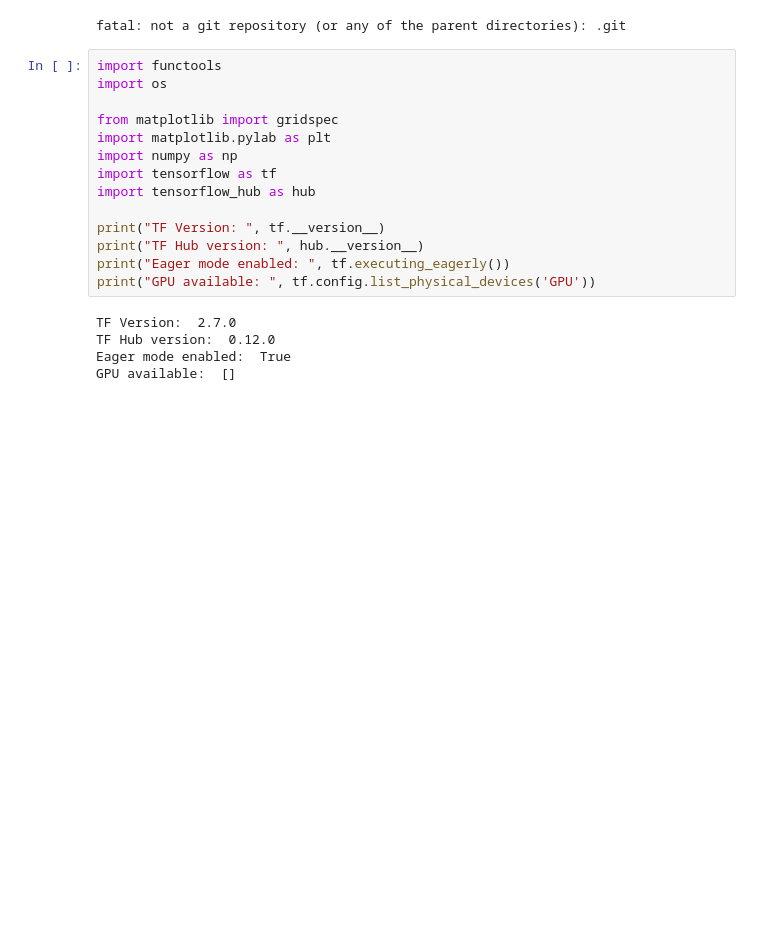
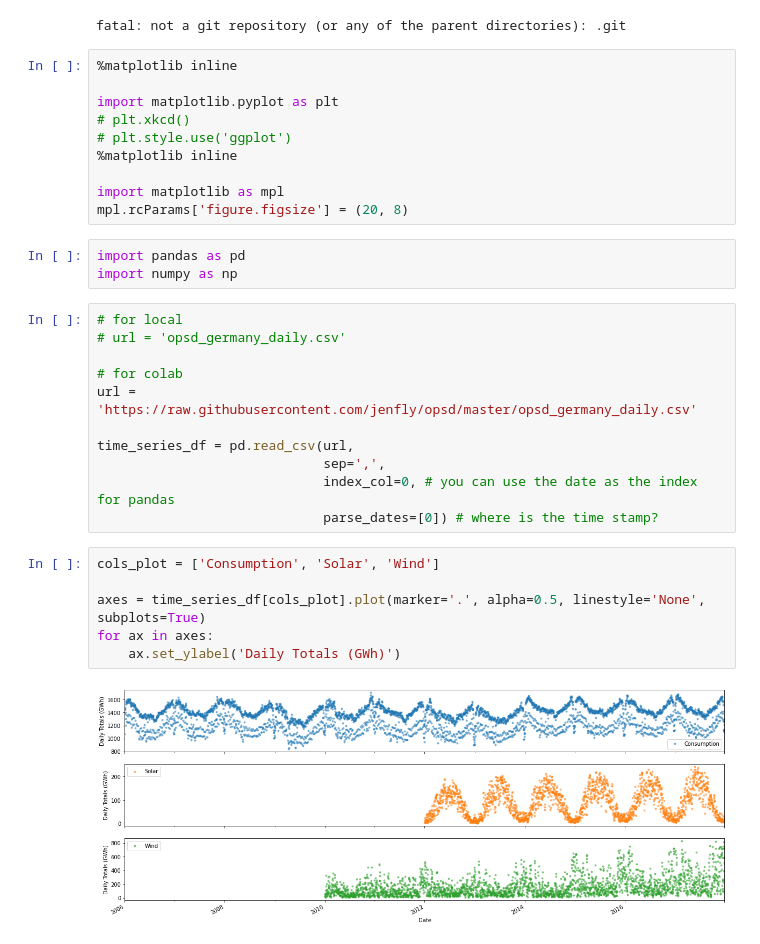
Before and after one commit to gokulsan/GiaNet, a Jupyter notebook: TimeSeries_001.ipynb, the cells around one changed output. Cells and saved outputs as stored; diff of their text form; blank space fills up the shorter version.

```diff
--- a/TimeSeries_001.ipynb
+++ b/TimeSeries_001.ipynb
@@ -4,22 +4,35 @@
 !git status
 # %% [output]
 fatal: not a git repository (or any of the parent directories): .git
-# %%
-import functools
-import os
-
-from matplotlib import gridspec
-import matplotlib.pylab as plt
-import numpy as np
-import tensorflow as tf
-import tensorflow_hub as hub
-
-print("TF Version: ", tf.__version__)
-print("TF Hub version: ", hub.__version__)
-print("Eager mode enabled: ", tf.executing_eagerly())
-print("GPU available: ", tf.config.list_physical_devices('GPU'))
-# %% [output]
-TF Version:  2.7.0
-TF Hub version:  0.12.0
-Eager mode enabled:  True
-GPU available:  []
+# %%
+%matplotlib inline
+
+import matplotlib.pyplot as plt
+# plt.xkcd()
+# plt.style.use('ggplot')
+%matplotlib inline
+
+import matplotlib as mpl
+mpl.rcParams['figure.figsize'] = (20, 8)
+# %%
+import pandas as pd
+import numpy as np
+# %%
+# for local
+# url = 'opsd_germany_daily.csv'
+
+# for colab
+url = 'https://raw.githubusercontent.com/jenfly/opsd/master/opsd_germany_daily.csv'
+
+time_series_df = pd.read_csv(url,
+                             sep=',',
+                             index_col=0, # you can use the date as the index for pandas
+                             parse_dates=[0]) # where is the time stamp?
+# %%
+cols_plot = ['Consumption', 'Solar', 'Wind']
+
+axes = time_series_df[cols_plot].plot(marker='.', alpha=0.5, linestyle='None', subplots=True)
+for ax in axes:
+    ax.set_ylabel('Daily Totals (GWh)')
+# %% [output]
+[figure, added]
```
